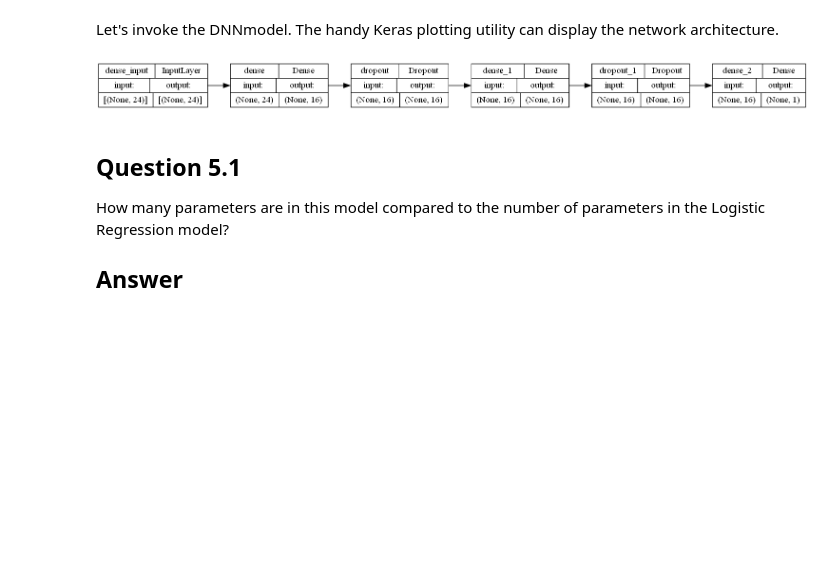
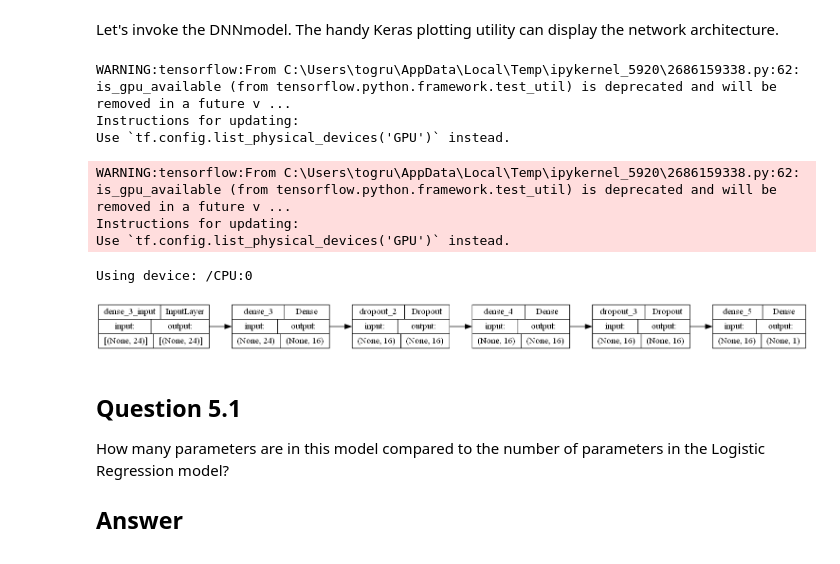
Before and after one commit to DataMonarch/ml, a Jupyter notebook: assignments/HW_1_CSCI_4364_6364 .ipynb, the cells around one changed output. Saved outputs shown, nothing was run; the diff lists cells and outputs as text; code cells hidden in the pictures; blank space fills up the shorter version.

```diff
--- a/assignments/HW_1_CSCI_4364_6364 .ipynb
+++ b/assignments/HW_1_CSCI_4364_6364 .ipynb
@@ -241,0 +272,5 @@ y_test = Xy[split_ind:, -1]
+# %%
+# let's scale the features using the StandardScaler
+sc = StandardScaler()
+X_train = sc.fit_transform(X_train)
+X_test = sc.transform(X_test)
@@ -777,11 +841,30 @@ Let's invoke the DNNmodel. The handy Keras plotting utility can display the netw
 # %%
 #@title Instantiate and display the DNN CLassifier
 
-learning_algorithm =  DenseNNLearningAlgorithm( input_dim = 24, dropout = 0.1, layer_width = 16,
-                 n_hidden_layers = 1, epochs = 25, steps_per_epoch = 8, batch_size = 64, optimizer = 'sgd')
-tf.keras.utils.plot_model(learning_algorithm._model, show_shapes=True, rankdir="LR")
+input_dim = X_train.shape[1]
+dropout = 0.1
+layer_width = 16
+n_hidden_layers = 1
+epochs = 25
+steps_per_epoch = 8
+batch_size = 64
+optimizer = 'sgd'
+
+learning_algorithm =  DenseNNLearningAlgorithm(input_dim, dropout, layer_width,
+                                                n_hidden_layers, epochs, steps_per_epoch,
+                                                batch_size, optimizer)
+model = learning_algorithm._get_model(input_dim, dropout, layer_width,
+                                                n_hidden_layers, optimizer)
+tf.keras.utils.plot_model(model, show_shapes=True, rankdir="LR")
 # %% [output]
+WARNING:tensorflow:From C:\Users\togru\AppData\Local\Temp\ipykernel_5920\2686159338.py:62: is_gpu_available (from tensorflow.python.framework.test_util) is deprecated and will be removed in a future v ...
+Instructions for updating:
+Use `tf.config.list_physical_devices('GPU')` instead.
+WARNING:tensorflow:From C:\Users\togru\AppData\Local\Temp\ipykernel_5920\2686159338.py:62: is_gpu_available (from tensorflow.python.framework.test_util) is deprecated and will be removed in a future v ...
+Instructions for updating:
+Use `tf.config.list_physical_devices('GPU')` instead.
+Using device: /CPU:0
-[figure, old version]
+[figure, new version]
 # %% [markdown]
 ## Question 5.1
 How many parameters are in this model compared to the number of parameters in the Logistic Regression model?
```
Also changed, not shown: parts of 26 cells of this notebook, 5 other files.
